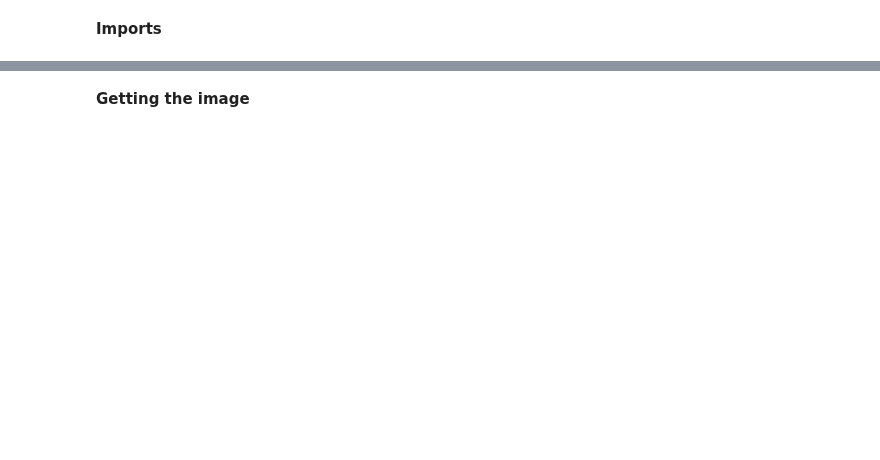
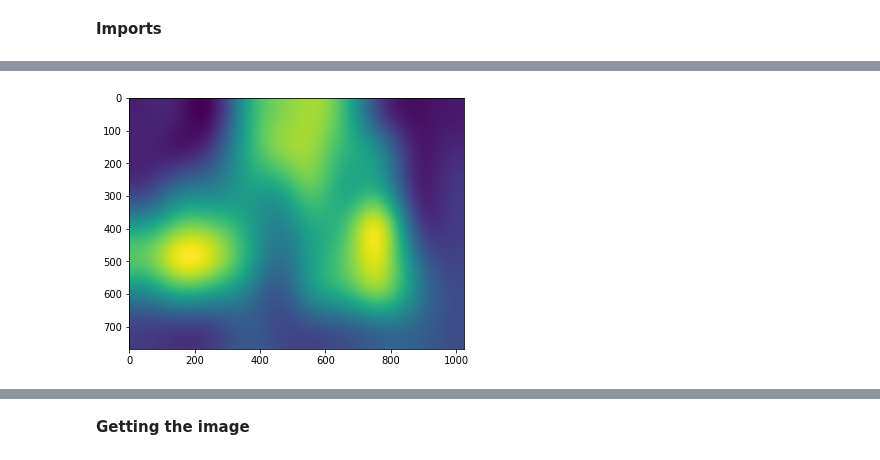
Before and after one commit to DL4CV-NPTEL/Deep-Learning-For-Computer-Vision, a Jupyter notebook: notebooks/Week_6/Week_6_Lecture_3.ipynb, the cells around one changed output, grey strips where cells are left out. Saved outputs shown, nothing was run; the diff lists cells and outputs as text; code cells hidden in the pictures; blank space fills up the shorter version.

```diff
--- a/notebooks/Week_6/Week_6_Lecture_3.ipynb
+++ b/notebooks/Week_6/Week_6_Lecture_3.ipynb
@@ -41,0 +151,13 @@ from skimage.transform import resize
+# %%
+"""
+There are many types of interpolation, like cv2.INTER_NEAREST, cv2.INTER_LINEAR etc we use cv2.INTER_LANCZ054 to make up for low quality of
+the class activation map
+"""
+
+# Resize tensor to match original image's size.
+resized_cam = cv2.resize(class_activation_maps, dsize=img.size, interpolation=cv2.INTER_LANCZOS4)
+plt.figure(figsize=(6, 6))
+plt.imshow(resized_cam)
+plt.show()
+# %% [output]
+[figure, added]
```
Also changed, not shown: parts of 29 cells of this notebook.
